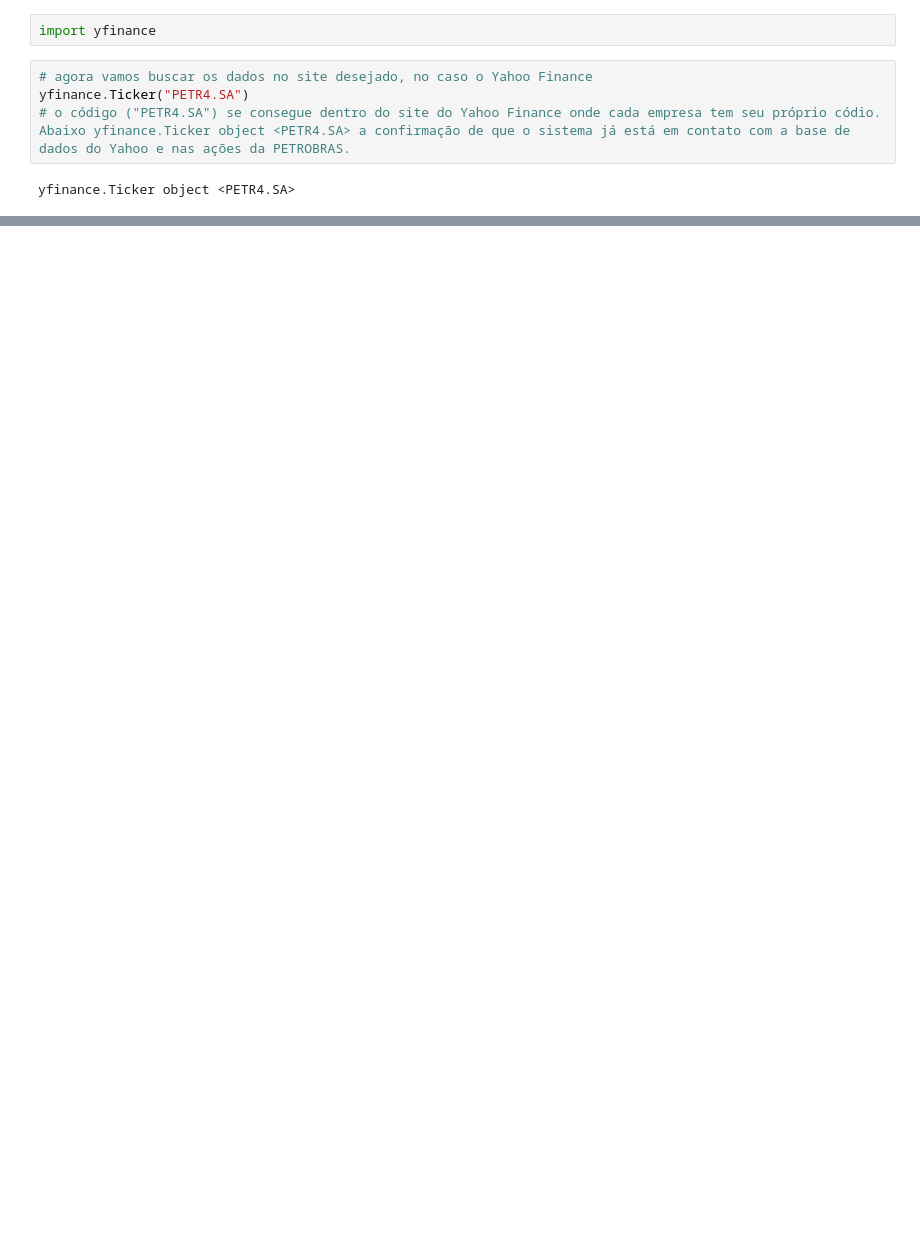
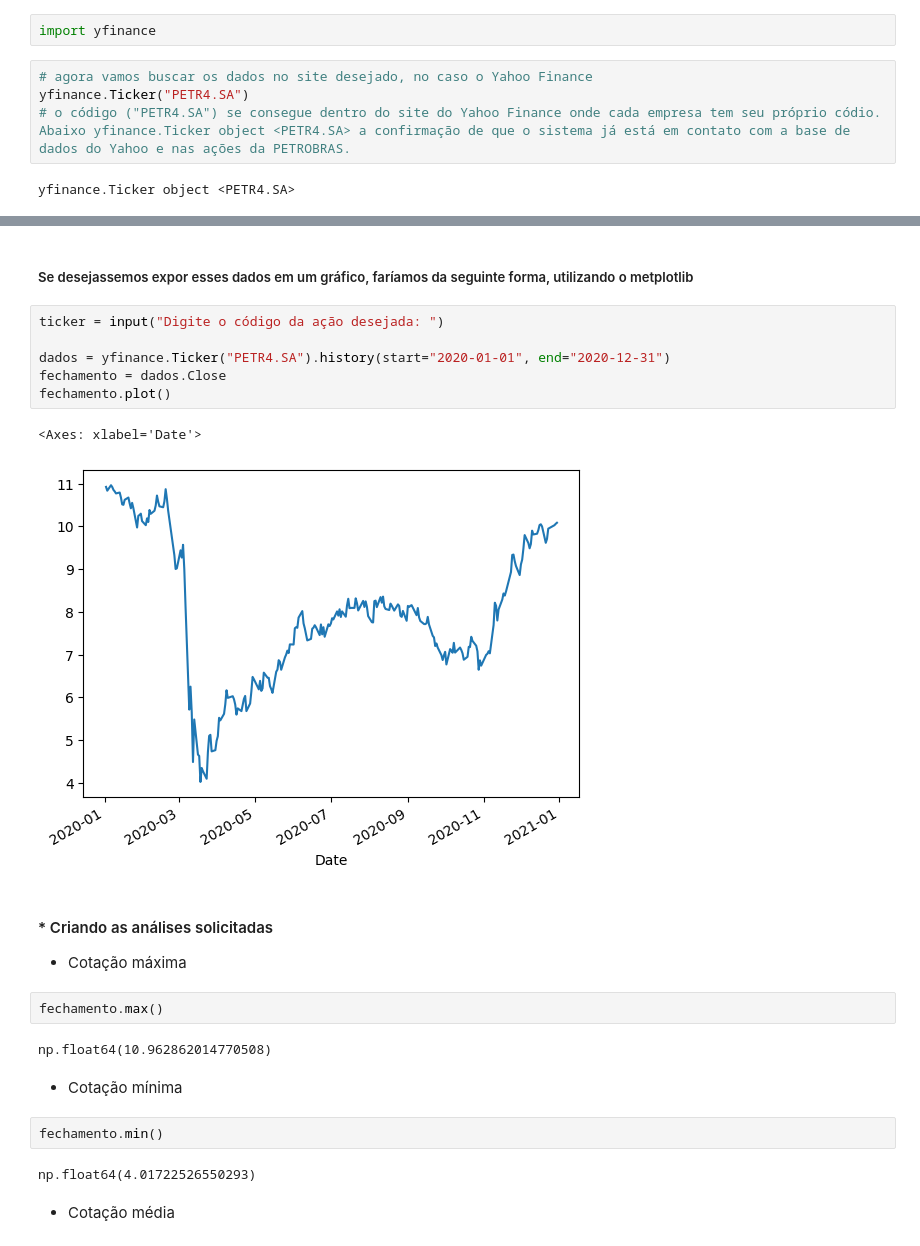
Before and after one commit to FerAlmeida/Semana_Python2, a Jupyter notebook: projeto02.ipynb, the cells around one changed output, grey strips where cells are left out. Cells and saved outputs as stored; diff of their text form; blank space fills up the shorter version.

Commit message:
Projeto 02 - Automatizando Tarefas
Criação de um projeto de automação onde foi solicitado uma análise de ações de empresas

```diff
--- a/projeto02.ipynb
+++ b/projeto02.ipynb
@@ -42,0 +65,27 @@ yfinance.Ticker("PETR4.SA").history(start="2020-01-01", end="2020-12-31")
+# %% [markdown]
+##### Se desejassemos expor esses dados em um gráfico, faríamos da seguinte forma, utilizando o metplotlib
+# %%
+ticker = input("Digite o código da ação desejada: ")
+
+dados = yfinance.Ticker("PETR4.SA").history(start="2020-01-01", end="2020-12-31")
+fechamento = dados.Close
+fechamento.plot()
+# %% [output]
+<Axes: xlabel='Date'>
+[figure, added]
+# %% [markdown]
+#### * Criando as análises solicitadas
+
+- Cotação máxima
+# %%
+fechamento.max()
+# %% [output]
+np.float64(10.962862014770508)
+# %% [markdown]
+- Cotação mínima
+# %%
+fechamento.min()
+# %% [output]
+np.float64(4.01722526550293)
+# %% [markdown]
+- Cotação média
```
Also changed, not shown: parts of 11 cells of this notebook, 1 other file.
